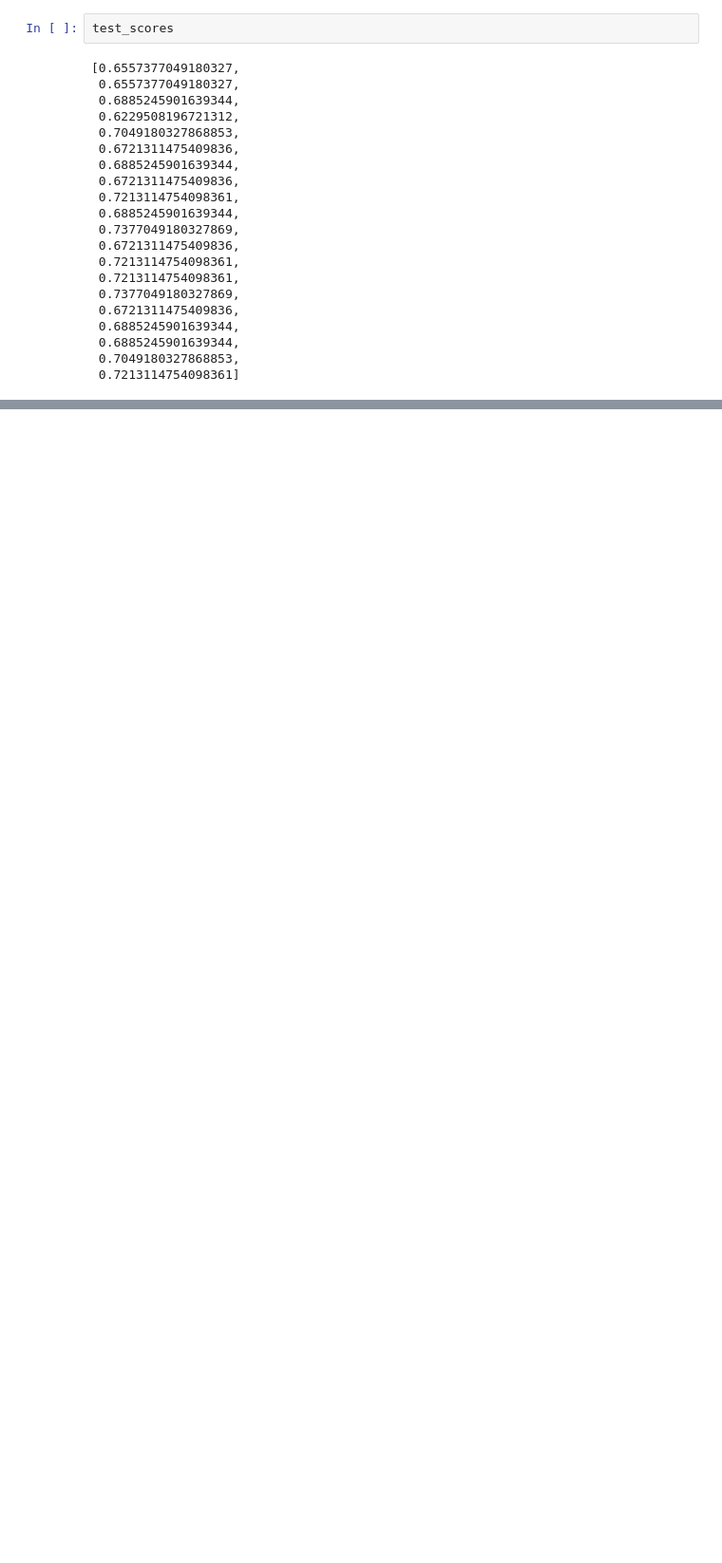
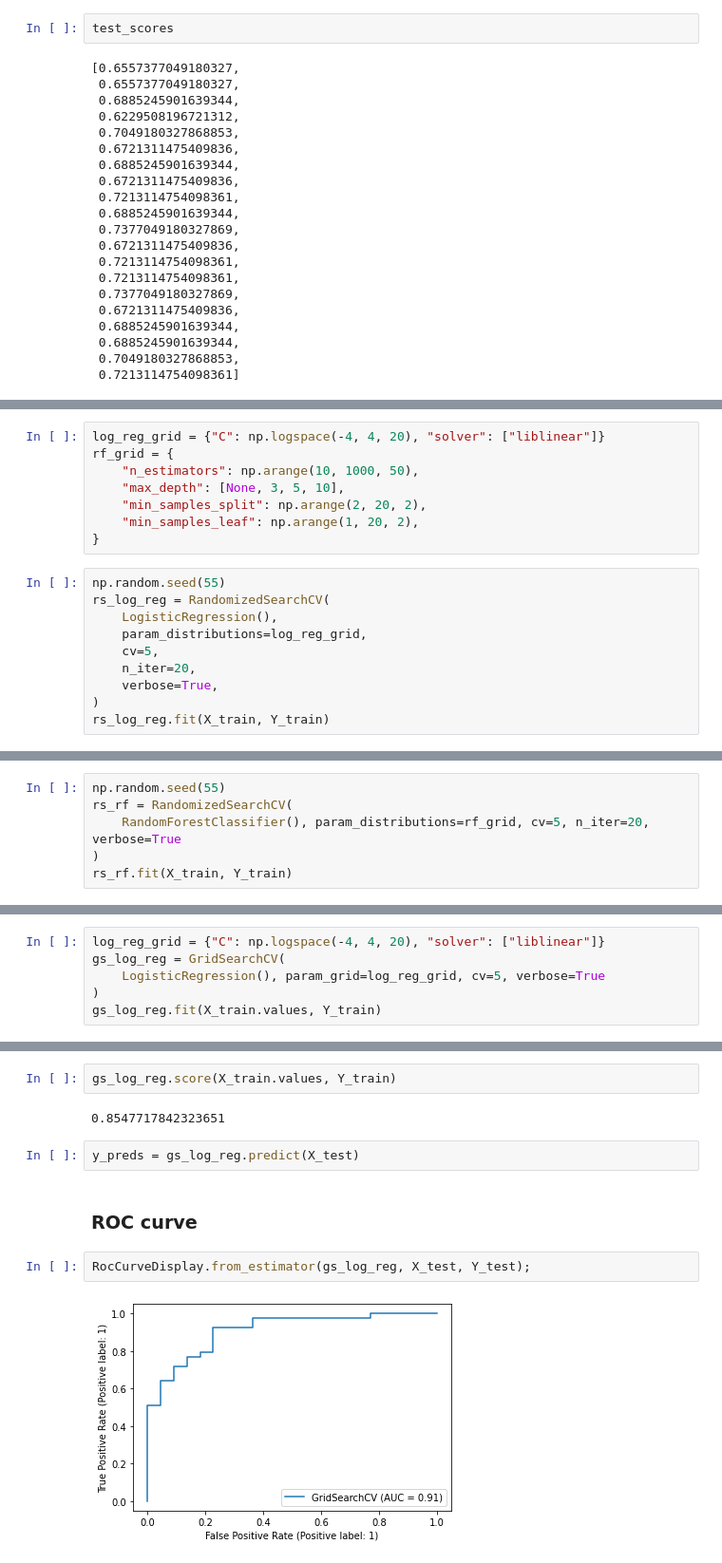
Before and after one commit to Jayk5/ML-project, a Jupyter notebook: Heart Disease detection.ipynb, the cells around one changed output, grey strips where cells are left out. Shown: that part at 95% size. Saved outputs shown, nothing was run; the diff lists cells and outputs as text; blank space fills up the shorter version.

```diff
--- a/Heart Disease detection.ipynb
+++ b/Heart Disease detection.ipynb
@@ -437,0 +440,18 @@ Maximum score of KNN = 73.77%
+# %%
+log_reg_grid = {"C": np.logspace(-4, 4, 20), "solver": ["liblinear"]}
+rf_grid = {
+    "n_estimators": np.arange(10, 1000, 50),
+    "max_depth": [None, 3, 5, 10],
+    "min_samples_split": np.arange(2, 20, 2),
+    "min_samples_leaf": np.arange(1, 20, 2),
+}
+# %%
+np.random.seed(55)
+rs_log_reg = RandomizedSearchCV(
+    LogisticRegression(),
+    param_distributions=log_reg_grid,
+    cv=5,
+    n_iter=20,
+    verbose=True,
+)
+rs_log_reg.fit(X_train, Y_train)
@@ -437,0 +478,6 @@ Maximum score of KNN = 73.77%
+# %%
+np.random.seed(55)
+rs_rf = RandomizedSearchCV(
+    RandomForestClassifier(), param_distributions=rf_grid, cv=5, n_iter=20, verbose=True
+)
+rs_rf.fit(X_train, Y_train)
@@ -437,0 +508,6 @@ Maximum score of KNN = 73.77%
+# %%
+log_reg_grid = {"C": np.logspace(-4, 4, 20), "solver": ["liblinear"]}
+gs_log_reg = GridSearchCV(
+    LogisticRegression(), param_grid=log_reg_grid, cv=5, verbose=True
+)
+gs_log_reg.fit(X_train.values, Y_train)
@@ -437,0 +538,12 @@ Maximum score of KNN = 73.77%
+# %%
+gs_log_reg.score(X_train.values, Y_train)
+# %% [output]
+0.8547717842323651
+# %%
+y_preds = gs_log_reg.predict(X_test)
+# %% [markdown]
+### ROC curve
+# %%
+RocCurveDisplay.from_estimator(gs_log_reg, X_test, Y_test);
+# %% [output]
+[figure, added]
```
Also changed, not shown: parts of 30 cells of this notebook.
